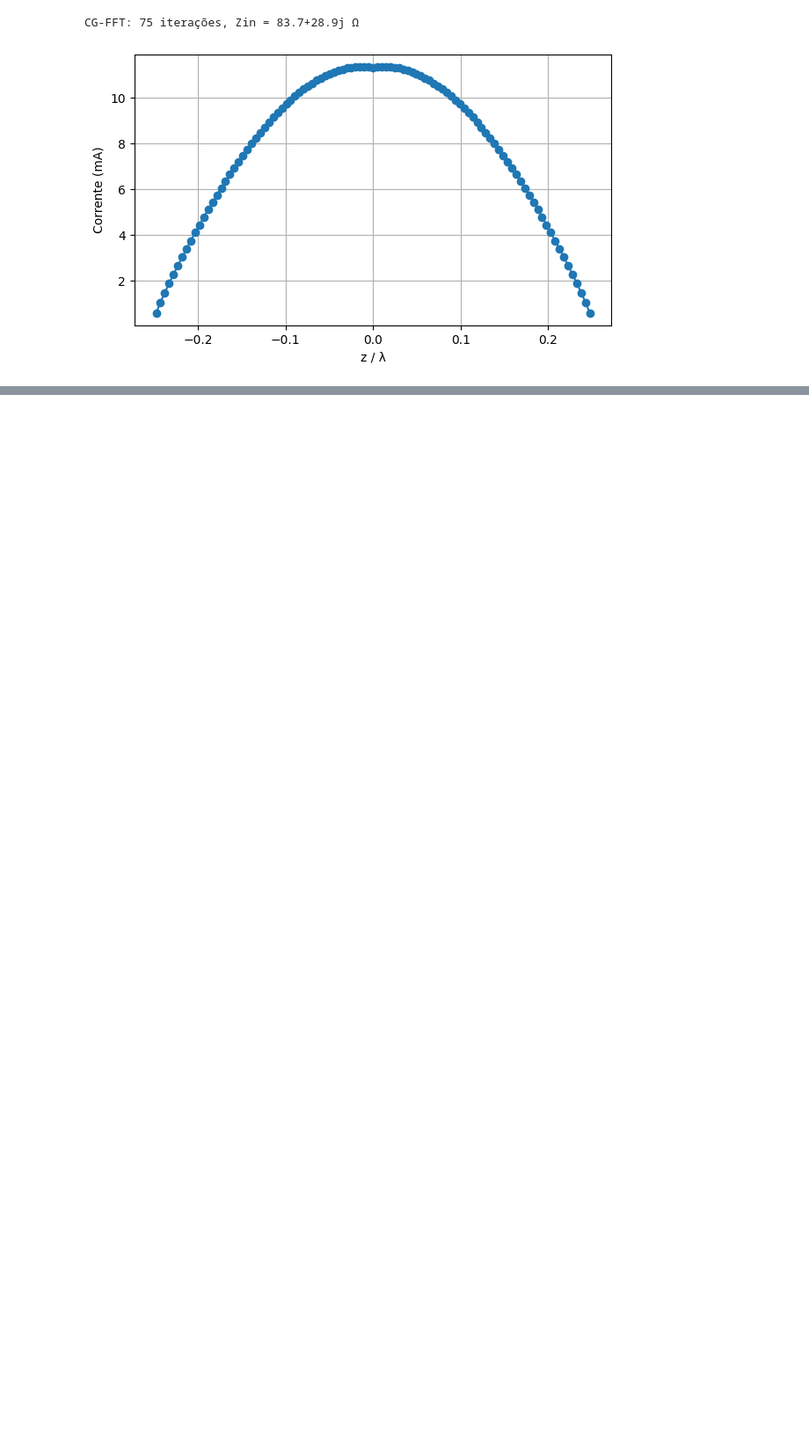
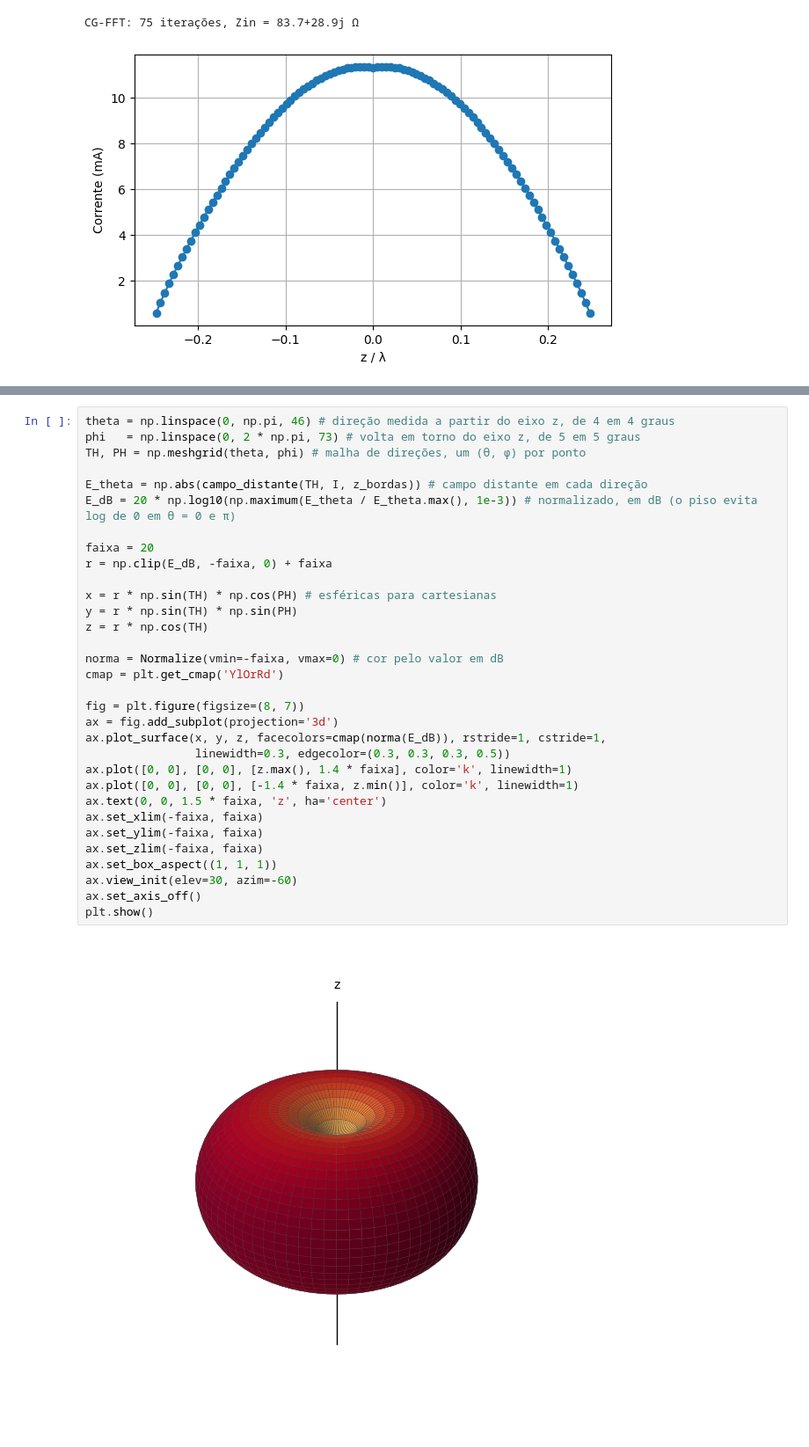
Before and after one commit to bernardofmarquez/method-of-moments, a Jupyter notebook: antena_dipolo.ipynb, the cells around one changed output, grey strips where cells are left out. Shown at 88% size. Saved outputs shown, nothing was run; the diff lists cells and outputs as text; blank space fills up the shorter version.

```diff
--- a/antena_dipolo.ipynb
+++ b/antena_dipolo.ipynb
@@ -309,0 +440,34 @@ CG-FFT: 75 iterações, Zin = 83.7+28.9j Ω
+# %%
+theta = np.linspace(0, np.pi, 46) # direção medida a partir do eixo z, de 4 em 4 graus
+phi   = np.linspace(0, 2 * np.pi, 73) # volta em torno do eixo z, de 5 em 5 graus
+TH, PH = np.meshgrid(theta, phi) # malha de direções, um (θ, φ) por ponto
+
+E_theta = np.abs(campo_distante(TH, I, z_bordas)) # campo distante em cada direção
+E_dB = 20 * np.log10(np.maximum(E_theta / E_theta.max(), 1e-3)) # normalizado, em dB (o piso evita log de 0 em θ = 0 e π)
+
+faixa = 20
+r = np.clip(E_dB, -faixa, 0) + faixa
+
+x = r * np.sin(TH) * np.cos(PH) # esféricas para cartesianas
+y = r * np.sin(TH) * np.sin(PH)
+z = r * np.cos(TH)
+
+norma = Normalize(vmin=-faixa, vmax=0) # cor pelo valor em dB
+cmap = plt.get_cmap('YlOrRd')
+
+fig = plt.figure(figsize=(8, 7))
+ax = fig.add_subplot(projection='3d')
+ax.plot_surface(x, y, z, facecolors=cmap(norma(E_dB)), rstride=1, cstride=1,
+                linewidth=0.3, edgecolor=(0.3, 0.3, 0.3, 0.5))
+ax.plot([0, 0], [0, 0], [z.max(), 1.4 * faixa], color='k', linewidth=1)
+ax.plot([0, 0], [0, 0], [-1.4 * faixa, z.min()], color='k', linewidth=1)
+ax.text(0, 0, 1.5 * faixa, 'z', ha='center')
+ax.set_xlim(-faixa, faixa)
+ax.set_ylim(-faixa, faixa)
+ax.set_zlim(-faixa, faixa)
+ax.set_box_aspect((1, 1, 1))
+ax.view_init(elev=30, azim=-60)
+ax.set_axis_off()
+plt.show()
+# %% [output]
+[figure, added]
```
Also changed, not shown: parts of 7 cells of this notebook.
